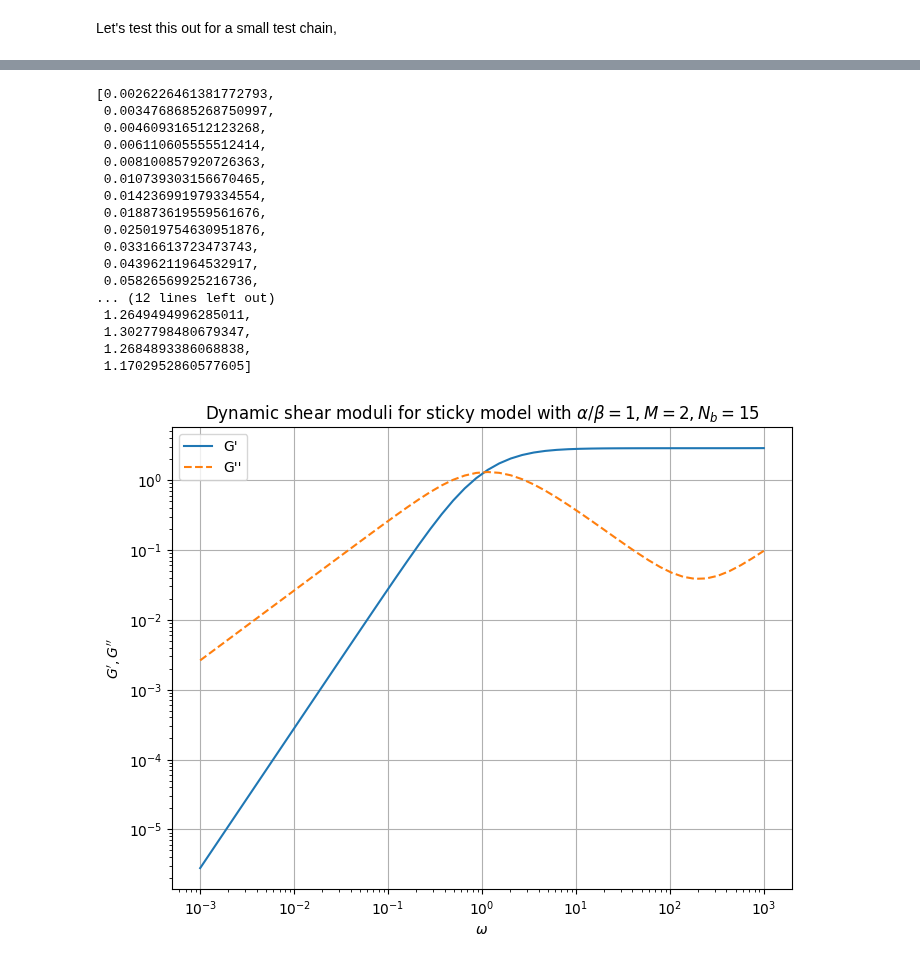
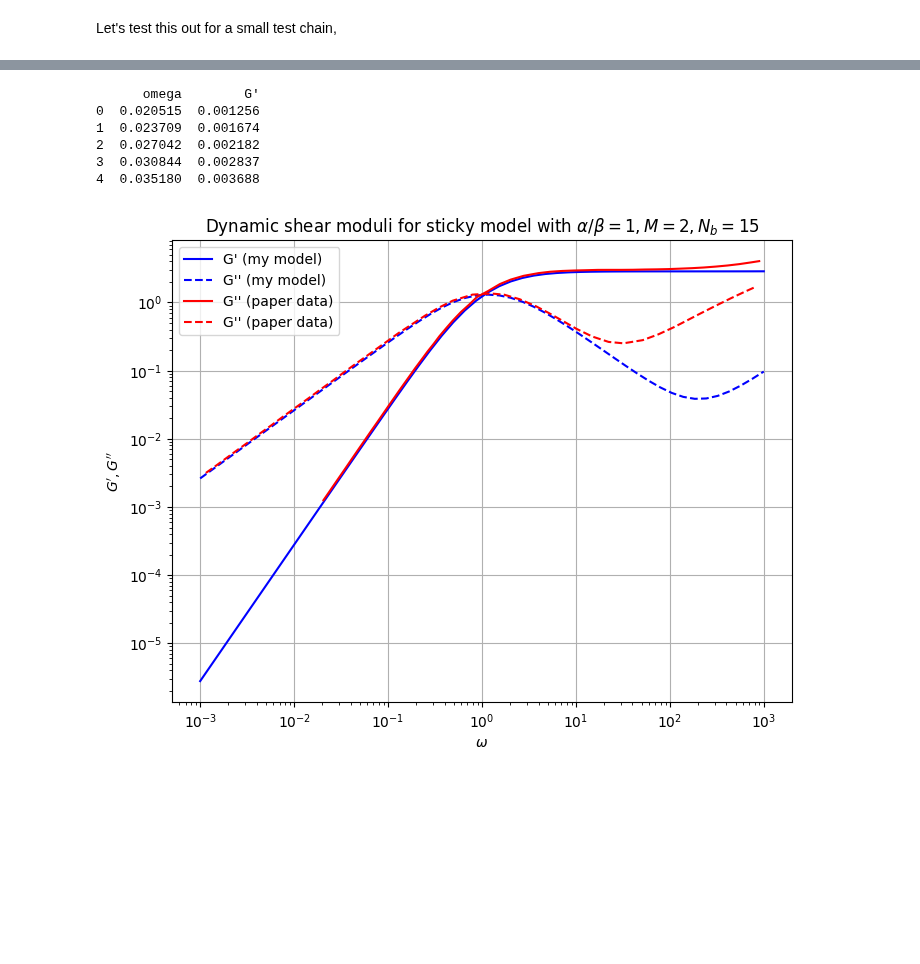
Before and after one commit to anotherbeaver/amine_polymers, a Jupyter notebook: sticky_model.ipynb, the cells around one changed output, grey strips where cells are left out. Saved outputs shown, nothing was run; the diff lists cells and outputs as text; code cells hidden in the pictures; blank space fills up the shorter version.

```diff
--- a/sticky_model.ipynb
+++ b/sticky_model.ipynb
@@ -688,34 +685,32 @@ G_p_list
-# %%
-G_pp_list
-# %% [output]
-[0.0026226461381772793,
- 0.0034768685268750997,
- 0.004609316512123268,
- 0.006110605555512414,
- 0.008100857920726363,
- 0.010739303156670465,
- 0.014236991979334554,
- 0.018873619559561676,
- 0.025019754630951876,
- 0.03316613723473743,
- 0.04396211964532917,
- 0.05826569925216736,
-... (12 lines left out)
- 1.2649494996285011,
- 1.3027798480679347,
- 1.2684893386068838,
- 1.1702952860577605]
+# %%
+import pandas as pd
+
+paper_sticky_model_G_p_alpha_1 = pd.read_csv("data/comparison/sticky_Gp_alpha_1.csv", names=["omega", "G'"])
+paper_sticky_model_G_pp_alpha_1 = pd.read_csv("data/comparison/sticky_Gpp_alpha_1.csv", names=["omega", "G''"])
+my_sticky_model_moduli_alpha_1 = pd.read_csv("data/comparison/my_sticky_model_alpha_1.csv")
+print(paper_sticky_model_G_p_alpha_1.head())
+# %% [output]
+      omega        G'
+0  0.020515  0.001256
+1  0.023709  0.001674
+2  0.027042  0.002182
+3  0.030844  0.002837
+4  0.035180  0.003688
 # %%
 import matplotlib.pyplot as plt
 
 figure = plt.figure(figsize=(8,6))
-plt.loglog(omegas, G_p_list, label=f"G'")
-plt.loglog(omegas, G_pp_list, linestyle='--', label="G''")
+# plt.loglog(omegas, G_p_list, label=f"G' (my model)")
+# plt.loglog(omegas, G_pp_list, linestyle='--', label="G'' (my model)")
+plt.loglog(my_sticky_model_moduli_alpha_1["omega"], my_sticky_model_moduli_alpha_1["G'"], color='b', label=f"G' (my model)")
+plt.loglog(my_sticky_model_moduli_alpha_1["omega"], my_sticky_model_moduli_alpha_1["G''"], color='b', linestyle='--', label="G'' (my model)")
+plt.loglog(paper_sticky_model_G_p_alpha_1["omega"], paper_sticky_model_G_p_alpha_1["G'"], color='r', label="G'' (paper data)")
+plt.loglog(paper_sticky_model_G_pp_alpha_1["omega"], paper_sticky_model_G_pp_alpha_1["G''"], color='r', linestyle='--', label="G'' (paper data)")
 plt.title(r"Dynamic shear moduli for sticky model with $\alpha/\beta=1, M=2, N_b=15$")
 plt.xlabel(r"$\omega$")
 plt.ylabel(r"$G', G''$")
 plt.legend()
 plt.grid()
 plt.show()
 # %% [output]
-[figure, old version]
+[figure, new version]
```
Also changed, not shown: parts of 14 cells of this notebook.
